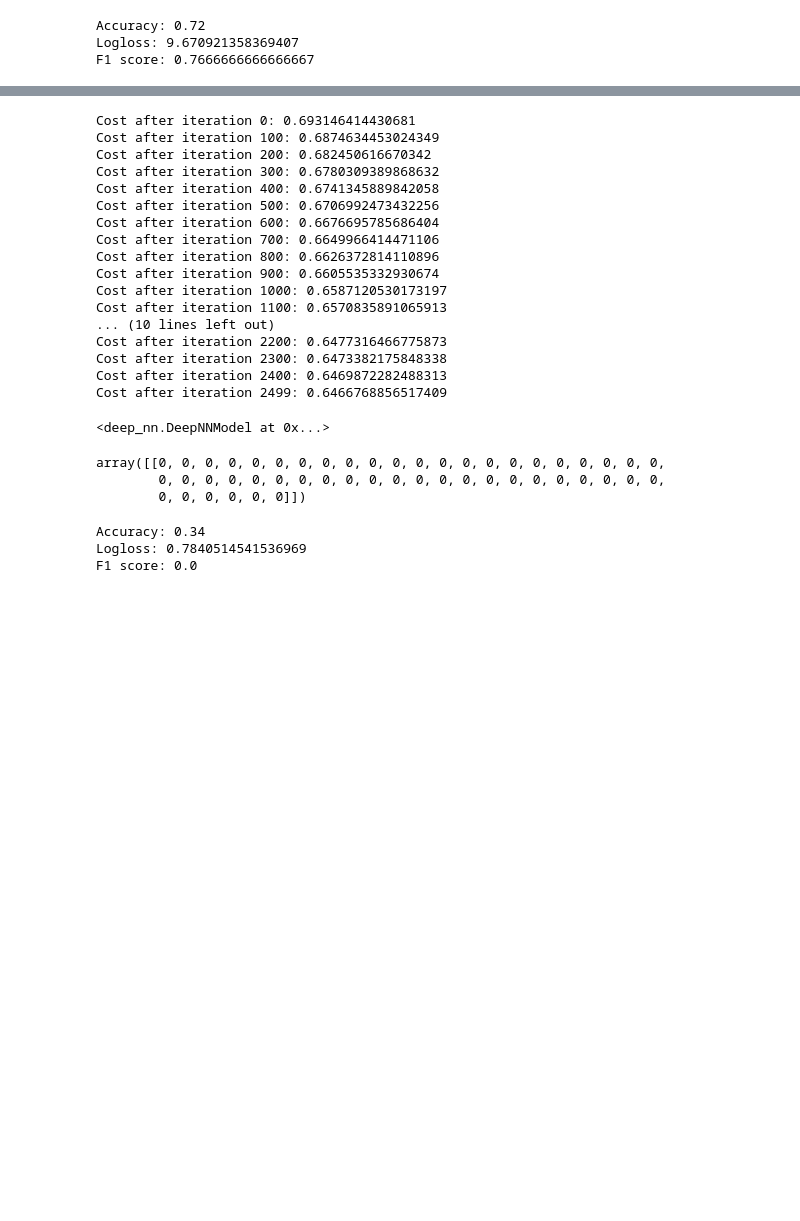
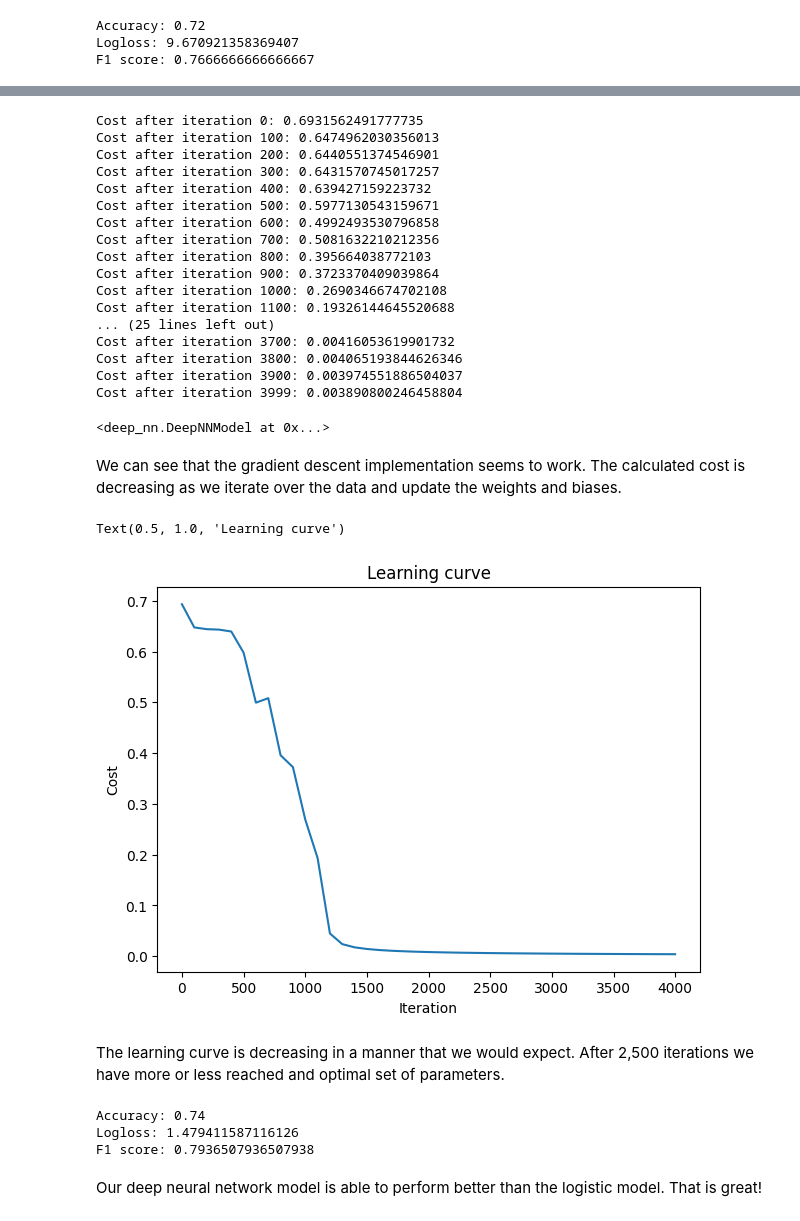
Before and after one commit to JanetVictorious/deep-learning-fundamentals, a Jupyter notebook: basic_neural_networks/cat_vs_nocat_dnn.ipynb, the cells around one changed output, grey strips where cells are left out. Cells and saved outputs as stored; diff of their text form; code cells hidden in the pictures; blank space fills up the shorter version.

```diff
--- a/basic_neural_networks/cat_vs_nocat_dnn.ipynb
+++ b/basic_neural_networks/cat_vs_nocat_dnn.ipynb
@@ -88,41 +112,51 @@ print(layer_dims)
 # %%
 # Fit model
-model.call(X_train, train_y, layer_dims, hidden_activation='relu', num_iter=2500, learning_rate=0.01, print_cost=True)
+model.call(X_train, train_y, layer_dims, hidden_activation='relu', num_iter=4000, learning_rate=0.22, print_cost=True)
 # %% [output]
-Cost after iteration 0: 0.693146414430681
-Cost after iteration 100: 0.6874634453024349
-Cost after iteration 200: 0.682450616670342
-Cost after iteration 300: 0.6780309389868632
-Cost after iteration 400: 0.6741345889842058
-Cost after iteration 500: 0.6706992473432256
-Cost after iteration 600: 0.6676695785686404
-Cost after iteration 700: 0.6649966414471106
-Cost after iteration 800: 0.6626372814110896
-Cost after iteration 900: 0.6605535332930674
-Cost after iteration 1000: 0.6587120530173197
-Cost after iteration 1100: 0.6570835891065913
-... (10 lines left out)
-Cost after iteration 2200: 0.6477316466775873
-Cost after iteration 2300: 0.6473382175848338
-Cost after iteration 2400: 0.6469872282488313
-Cost after iteration 2499: 0.6466768856517409
+Cost after iteration 0: 0.6931562491777735
+Cost after iteration 100: 0.6474962030356013
+Cost after iteration 200: 0.6440551374546901
+Cost after iteration 300: 0.6431570745017257
+Cost after iteration 400: 0.639427159223732
+Cost after iteration 500: 0.5977130543159671
+Cost after iteration 600: 0.4992493530796858
+Cost after iteration 700: 0.5081632210212356
+Cost after iteration 800: 0.395664038772103
+Cost after iteration 900: 0.3723370409039864
+Cost after iteration 1000: 0.2690346674702108
+Cost after iteration 1100: 0.19326144645520688
+... (25 lines left out)
+Cost after iteration 3700: 0.00416053619901732
+Cost after iteration 3800: 0.004065193844626346
+Cost after iteration 3900: 0.003974551886504037
+Cost after iteration 3999: 0.003890800246458804
 <deep_nn.DeepNNModel at 0x...>
+# %% [markdown]
+We can see that the gradient descent implementation seems to work. The calculated cost is decreasing as we iterate over the data and update the weights and biases.
 # %%
-model.predict(X_test)
+# Plot learning curve
+plt.figure(figsize=(7,5))
+plt.plot(model.learning_curve[:, 0], model.learning_curve[:, 1])
+plt.ylabel('Cost')
+plt.xlabel('Iteration')
+plt.title('Learning curve')
 # %% [output]
-array([[0, 0, 0, 0, 0, 0, 0, 0, 0, 0, 0, 0, 0, 0, 0, 0, 0, 0, 0, 0, 0, 0,
-        0, 0, 0, 0, 0, 0, 0, 0, 0, 0, 0, 0, 0, 0, 0, 0, 0, 0, 0, 0, 0, 0,
-        0, 0, 0, 0, 0, 0]])
+Text(0.5, 1.0, 'Learning curve')
+[figure, added]
+# %% [markdown]
+The learning curve is decreasing in a manner that we would expect. After 2,500 iterations we have more or less reached and optimal set of parameters.
 # %%
 # Predict on test data
 y_pred_dnn = model.predict(X_test)
 y_pred_proba_dnn = model.predict_proba(X_test)
 
 # Performace metrics
-print(f'Accuracy: {accuracy_score(test_y.reshape(-1,), y_pred_dnn.reshape(-1,))}')
-print(f'Logloss: {log_loss(test_y.reshape(-1,), y_pred_proba_dnn.reshape(-1,))}')
-print(f'F1 score: {f1_score(test_y.reshape(-1,), y_pred_dnn.reshape(-1,))}')
+print(f'Accuracy: {accuracy_score(test_y.T, y_pred_dnn.T)}')
+print(f'Logloss: {log_loss(test_y.T, y_pred_proba_dnn.T)}')
+print(f'F1 score: {f1_score(test_y.T, y_pred_dnn.T)}')
 # %% [output]
-Accuracy: 0.34
-Logloss: 0.7840514541536969
-F1 score: 0.0
+Accuracy: 0.74
+Logloss: 1.479411587116126
+F1 score: 0.7936507936507938
+# %% [markdown]
+Our deep neural network model is able to perform better than the logistic model. That is great!
```
Also changed, not shown: parts of 11 cells of this notebook.
